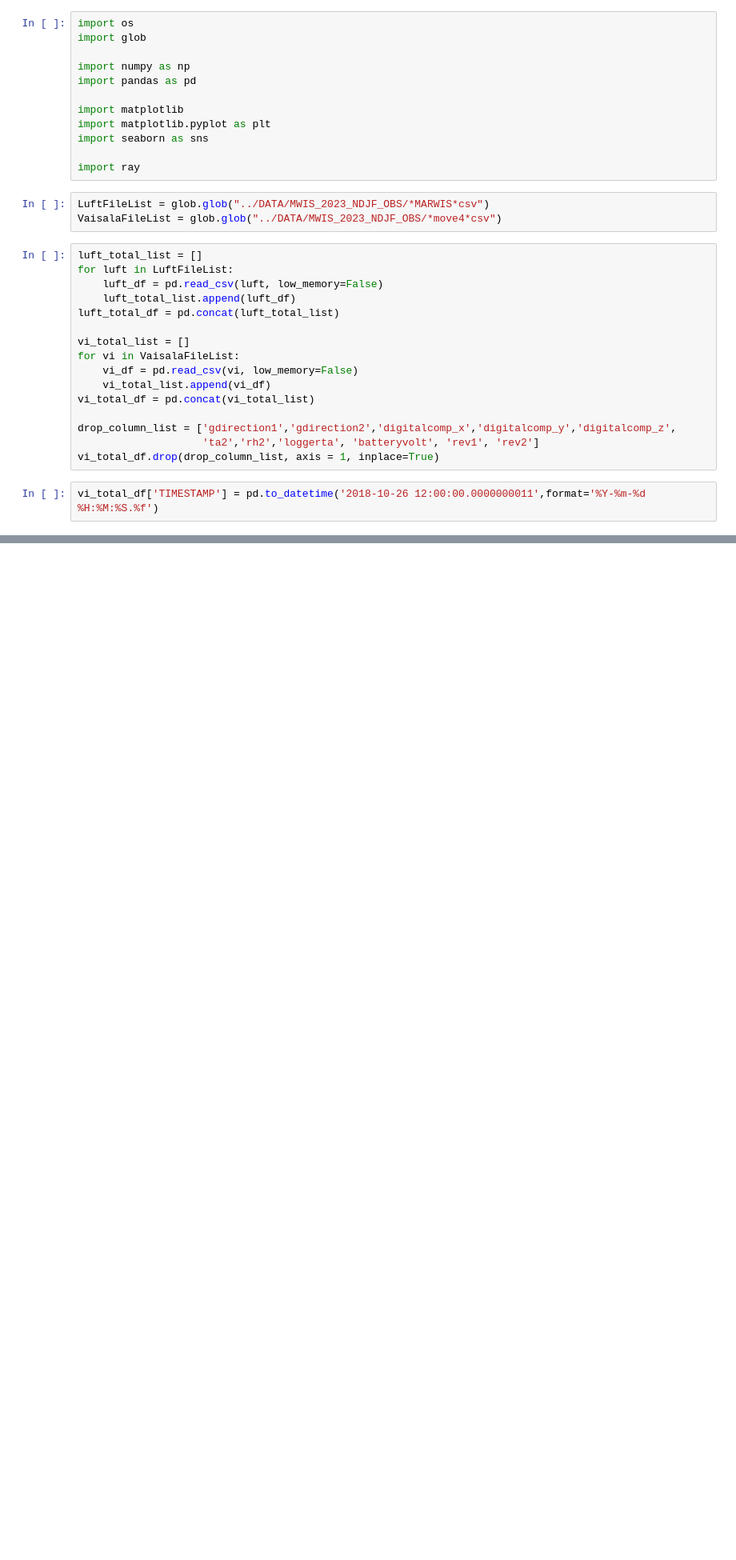
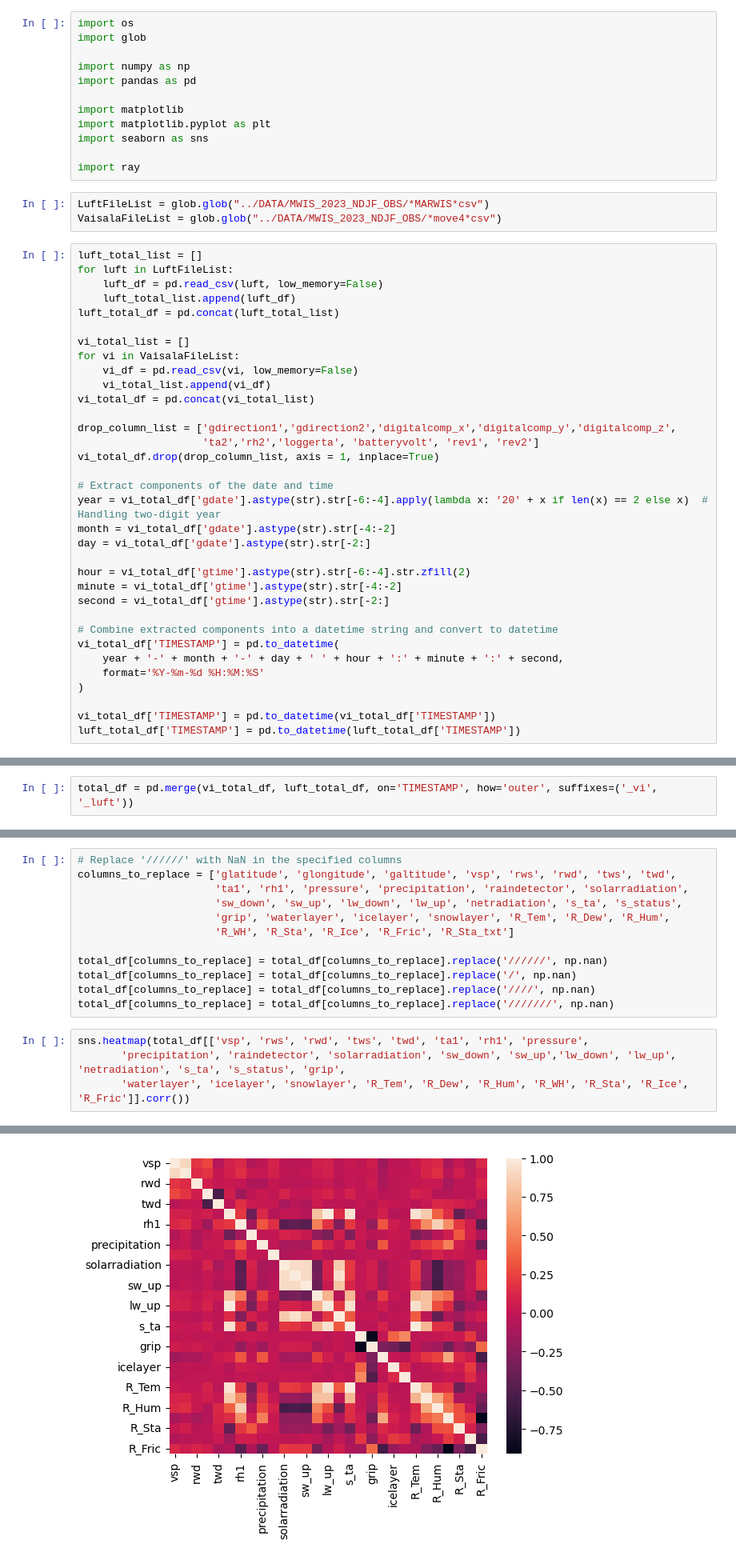
Before and after one commit to righttrue/----, a Jupyter notebook: CODE/0722_DataEDA.ipynb, the cells around one changed output, grey strips where cells are left out. Shown at 80% size. Saved outputs shown, nothing was run; the diff lists cells and outputs as text; blank space fills up the shorter version.

```diff
--- a/CODE/0722_DataEDA.ipynb
+++ b/CODE/0722_DataEDA.ipynb
@@ -29,5 +29,21 @@ vi_total_df = pd.concat(vi_total_list)
 drop_column_list = ['gdirection1','gdirection2','digitalcomp_x','digitalcomp_y','digitalcomp_z',
                     'ta2','rh2','loggerta', 'batteryvolt', 'rev1', 'rev2']
 vi_total_df.drop(drop_column_list, axis = 1, inplace=True)
+
+# Extract components of the date and time
+year = vi_total_df['gdate'].astype(str).str[-6:-4].apply(lambda x: '20' + x if len(x) == 2 else x)  # Handling two-digit year
+month = vi_total_df['gdate'].astype(str).str[-4:-2]
+day = vi_total_df['gdate'].astype(str).str[-2:]
+
+hour = vi_total_df['gtime'].astype(str).str[-6:-4].str.zfill(2)
+minute = vi_total_df['gtime'].astype(str).str[-4:-2]
+second = vi_total_df['gtime'].astype(str).str[-2:]
+
+# Combine extracted components into a datetime string and convert to datetime
+vi_total_df['TIMESTAMP'] = pd.to_datetime(
+    year + '-' + month + '-' + day + ' ' + hour + ':' + minute + ':' + second,
+    format='%Y-%m-%d %H:%M:%S'
+)
+
+vi_total_df['TIMESTAMP'] = pd.to_datetime(vi_total_df['TIMESTAMP'])
+luft_total_df['TIMESTAMP'] = pd.to_datetime(luft_total_df['TIMESTAMP'])
-# %%
-vi_total_df['TIMESTAMP'] = pd.to_datetime('2018-10-26 12:00:00.0000000011',format='%Y-%m-%d %H:%M:%S.%f')
@@ -63,0 +50,2 @@ luft_total_df
+# %%
+total_df = pd.merge(vi_total_df, luft_total_df, on='TIMESTAMP', how='outer', suffixes=('_vi', '_luft'))
@@ -63,0 +67,17 @@ luft_total_df
+# %%
+# Replace '//////' with NaN in the specified columns
+columns_to_replace = ['glatitude', 'glongitude', 'galtitude', 'vsp', 'rws', 'rwd', 'tws', 'twd',
+                      'ta1', 'rh1', 'pressure', 'precipitation', 'raindetector', 'solarradiation',
+                      'sw_down', 'sw_up', 'lw_down', 'lw_up', 'netradiation', 's_ta', 's_status',
+                      'grip', 'waterlayer', 'icelayer', 'snowlayer', 'R_Tem', 'R_Dew', 'R_Hum',
+                      'R_WH', 'R_Sta', 'R_Ice', 'R_Fric', 'R_Sta_txt']
+
+total_df[columns_to_replace] = total_df[columns_to_replace].replace('//////', np.nan)
+total_df[columns_to_replace] = total_df[columns_to_replace].replace('/', np.nan)
+total_df[columns_to_replace] = total_df[columns_to_replace].replace('////', np.nan)
+total_df[columns_to_replace] = total_df[columns_to_replace].replace('///////', np.nan)
+# %%
+sns.heatmap(total_df[['vsp', 'rws', 'rwd', 'tws', 'twd', 'ta1', 'rh1', 'pressure',
+       'precipitation', 'raindetector', 'solarradiation', 'sw_down', 'sw_up','lw_down', 'lw_up', 'netradiation', 's_ta', 's_status', 'grip',
+       'waterlayer', 'icelayer', 'snowlayer', 'R_Tem', 'R_Dew', 'R_Hum', 'R_WH', 'R_Sta', 'R_Ice', 'R_Fric']].corr())
+# %% [output]
@@ -63,0 +85 @@ luft_total_df
+[figure, added]
```
Also changed, not shown: parts of 8 cells of this notebook.
